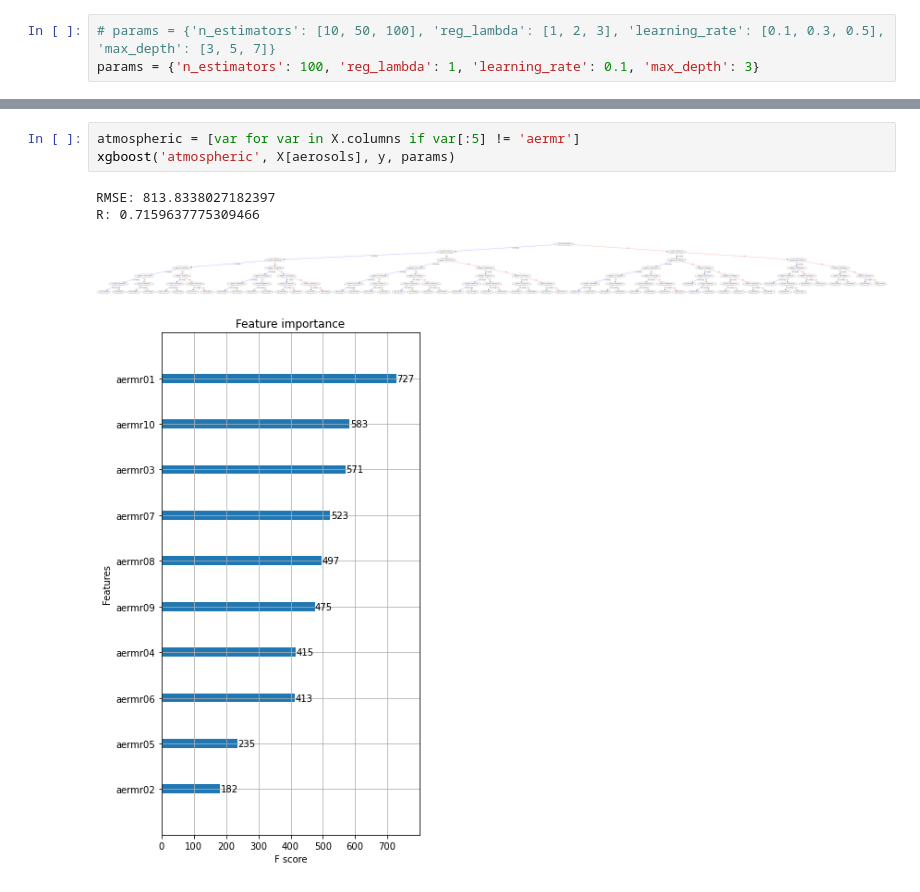
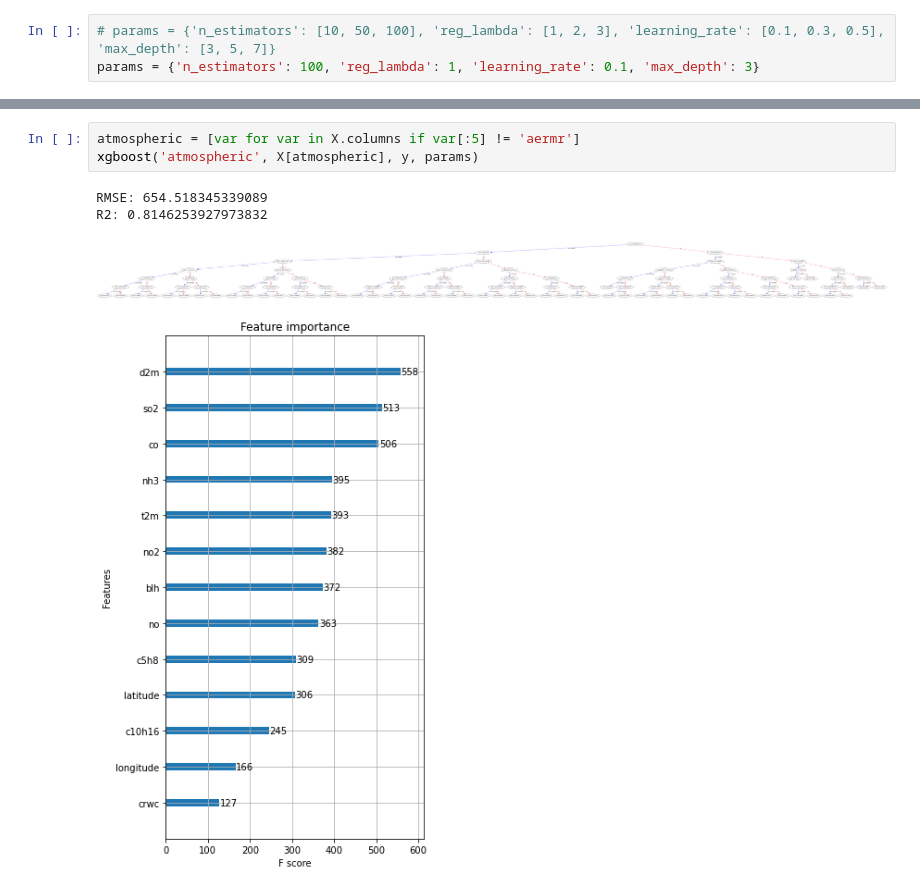
Before and after one commit to ellarauth/CCN-proxy-modeling, a Jupyter notebook: xgboost.ipynb, the cells around one changed output, grey strips where cells are left out. Cells and saved outputs as stored; diff of their text form.

Commit message:
Correct xgboost atmospheric run

```diff
--- a/xgboost.ipynb
+++ b/xgboost.ipynb
@@ -55,11 +55,11 @@ R: 0.6743709529483256
 # %%
 atmospheric = [var for var in X.columns if var[:5] != 'aermr']
-xgboost('atmospheric', X[aerosols], y, params)
+xgboost('atmospheric', X[atmospheric], y, params)
 # %% [output]
-RMSE: 813.8338027182397
-R: 0.7159637775309466
+RMSE: 654.518345339089
+R2: 0.8146253927973832
-[figure, old version]
+[figure, new version]
-[figure, old version]
+[figure, new version]
 # %%
 xgboost('complete', X, y, params)
 # %% [output]
```
Also changed, not shown: parts of 3 cells of this notebook, 6 other files.
